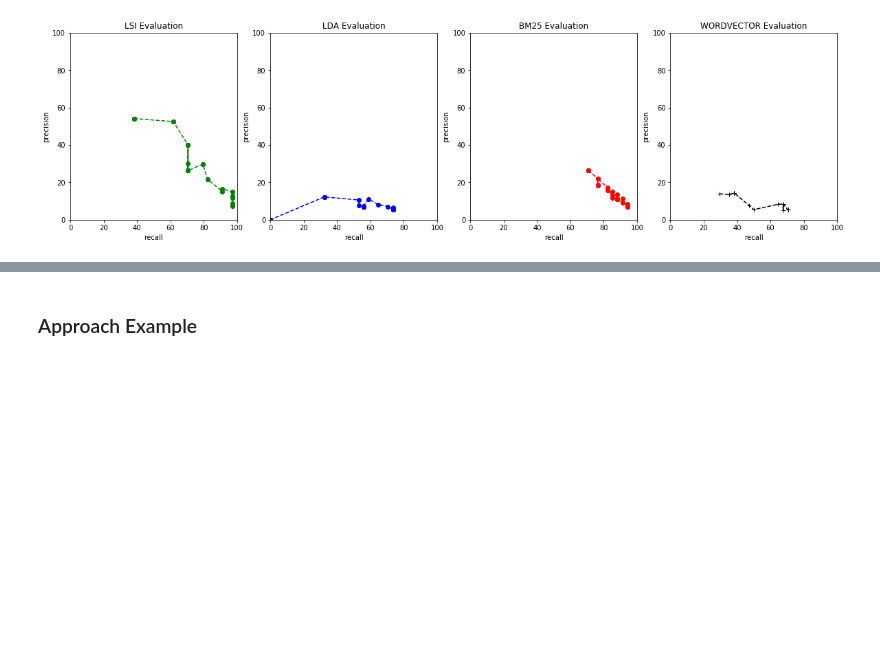
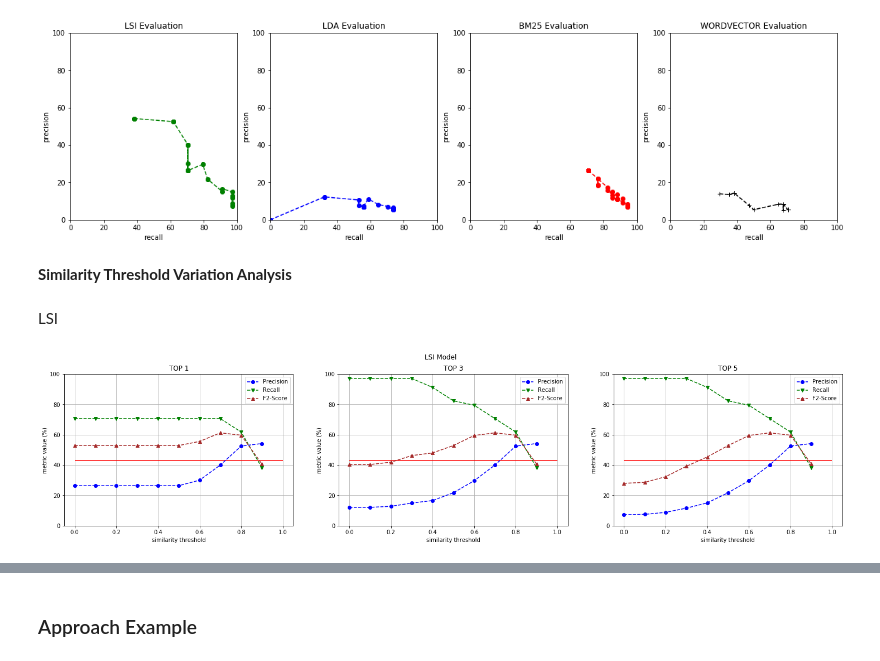
Before and after one commit to Pointpt/trace-link-recovery-study, a Jupyter notebook: notebooks/firefox_p2/feat_br_tracing/feat_br_runner.ipynb, the cells around one changed output, grey strips where cells are left out. Saved outputs shown, nothing was run; the diff lists cells and outputs as text; code cells hidden in the pictures; blank space fills up the shorter version.

Commit message:
. fix in calc_goodness, including fscore; . including reference line with f2score value in plots for both contexts of traceability

```diff
--- a/notebooks/firefox_p2/feat_br_tracing/feat_br_runner.ipynb
+++ b/notebooks/firefox_p2/feat_br_tracing/feat_br_runner.ipynb
@@ -91,3 +91,11 @@ evaluator_2.plot_evaluations_4(evals_df_2_1)
 [figure]
 # %%
 ## evaluator_2.plot_evaluations_5(evals_df_2_1)
+# %% [markdown]
+**Similarity Threshold Variation Analysis**
+# %% [markdown]
+LSI
+# %%
+evaluator_2.plot_evaluations_2('LSI Model', evals_df_2, model_name='lsi')
+# %% [output]
+[figure, added]
```
Also changed, not shown: parts of 51 cells of this notebook, 3 other files.
